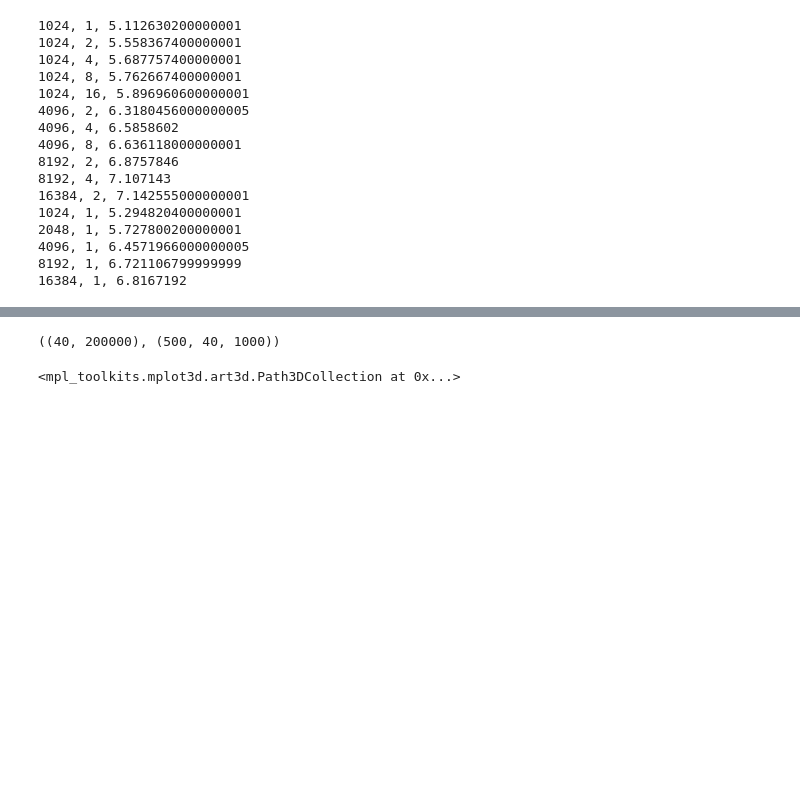
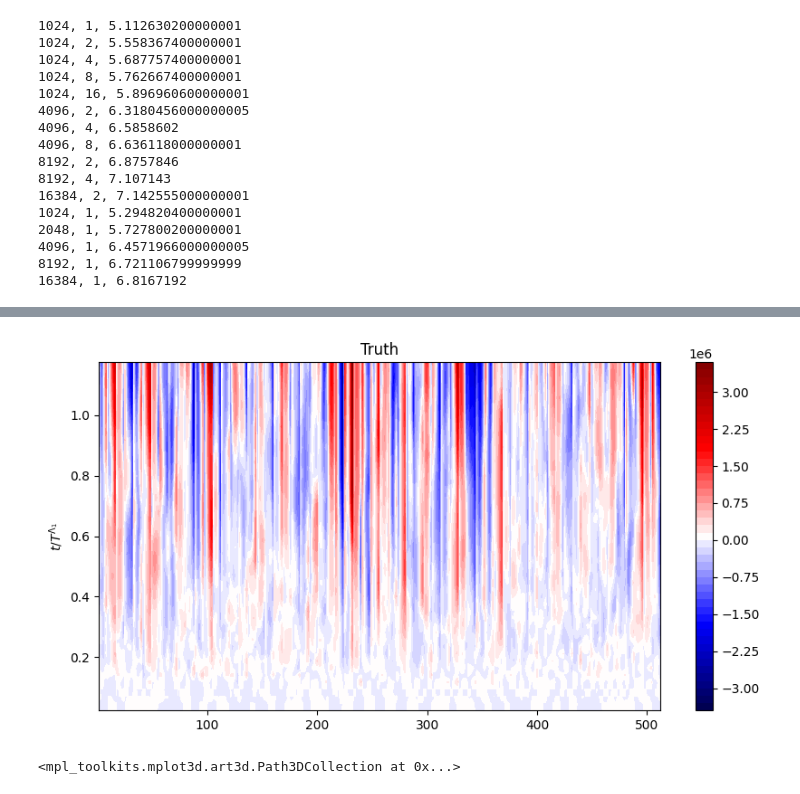
Before and after one commit to pinakm9/DeepRFM, a Jupyter notebook: notebooks/test.ipynb, the cells around one changed output, grey strips where cells are left out. Drawn from its saved outputs; the diff is of its cells as text; code cells hidden in the pictures; blank space fills up the shorter version.

```diff
--- a/notebooks/test.ipynb
+++ b/notebooks/test.ipynb
@@ -152,7 +173,7 @@ waterfall(train[:,:50], cmap='seismic', levels=50,  **tau_f_kwargs)
 # %%
-train.shape, test.shape
+waterfall(eval[:, :50], cmap='seismic', levels=50,  **tau_f_kwargs)
 # %% [output]
-((40, 200000), (500, 40, 1000))
+[figure, added]
 # %%
 # def waterfall(data, filename=None, drf=None, cmap='magma', levels=15, **tau_f_kwargs):
 #     n, m = data.shape
```
Also changed, not shown: parts of 12 cells of this notebook, 10 other files.
